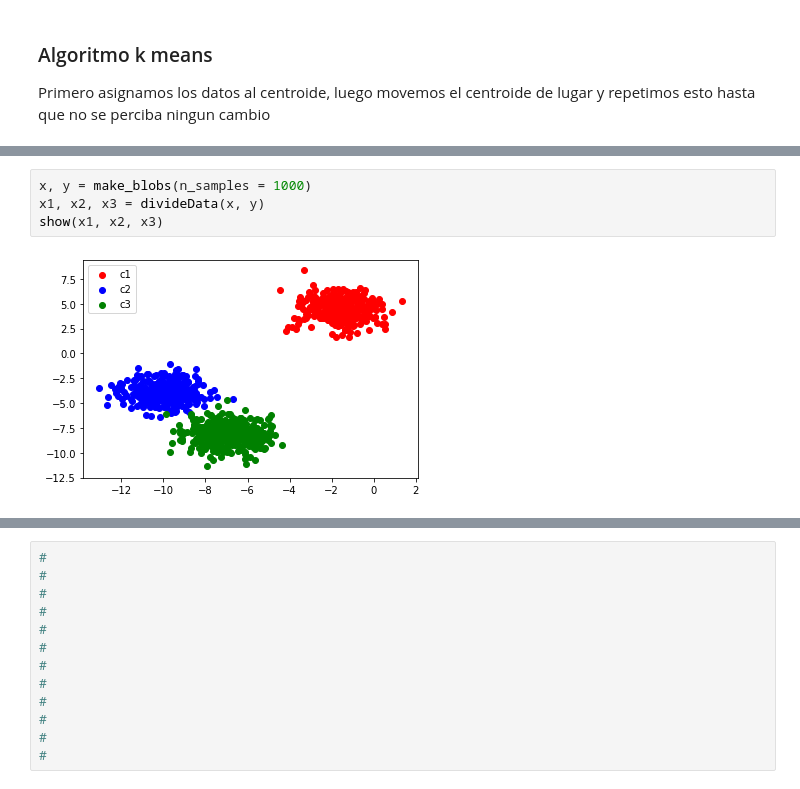
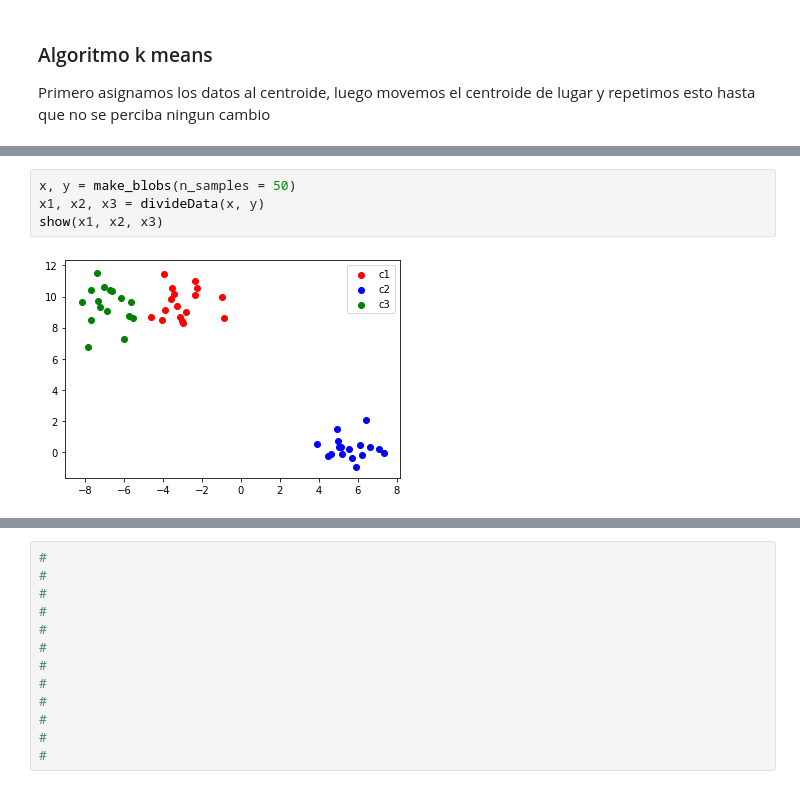
Before and after one commit to scottwedge/Cliente-Servidor, a Jupyter notebook: k_means/k_means_ilustrator.ipynb, the cells around one changed output, grey strips where cells are left out. Cells and saved outputs as stored; diff of their text form.

```diff
--- a/k_means/k_means_ilustrator.ipynb
+++ b/k_means/k_means_ilustrator.ipynb
@@ -91,9 +104,9 @@ def k_means_2d(data, n_clusters):
 # %%
-x, y = make_blobs(n_samples = 1000)
+x, y = make_blobs(n_samples = 50)
 x1, x2, x3 = divideData(x, y)
 show(x1, x2, x3)
 # %% [output]
-[figure, old version]
+[figure, new version]
 # %%
 k_means_2d(x, 3)
 # %% [output]
```
Also changed, not shown: parts of 3 cells of this notebook, 2 other files.
